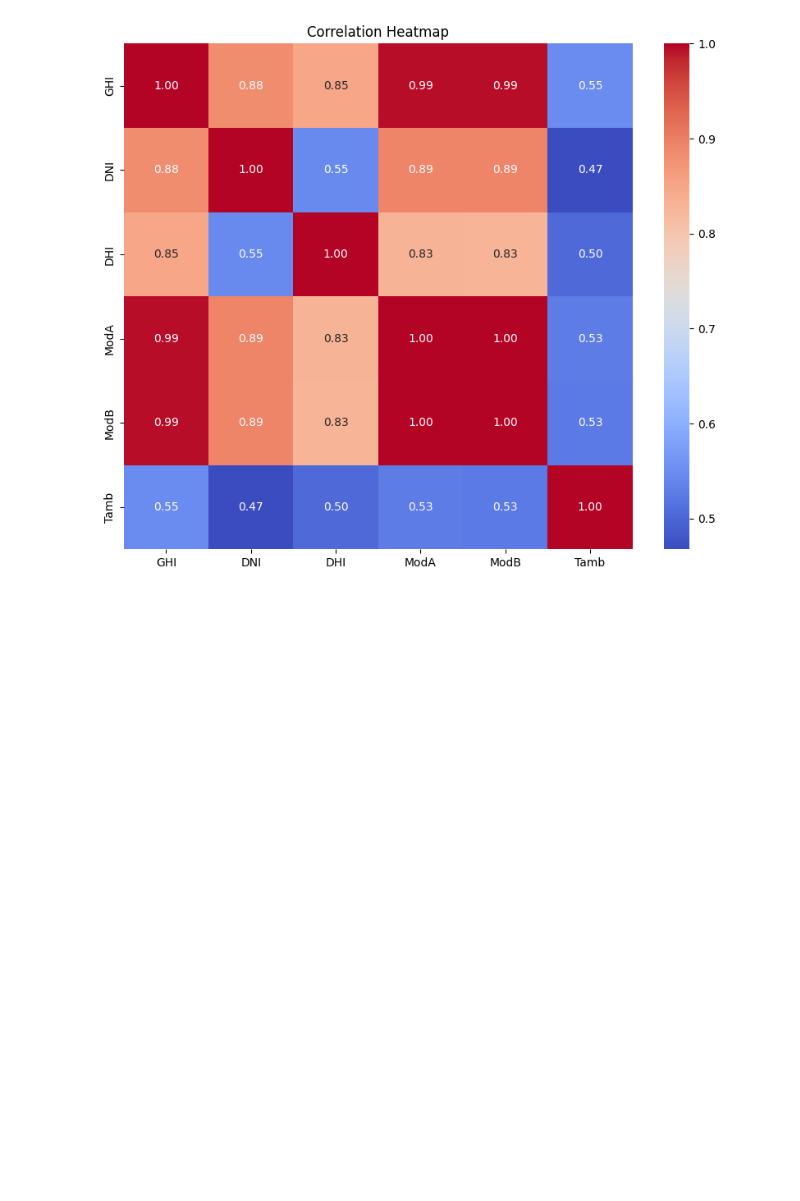
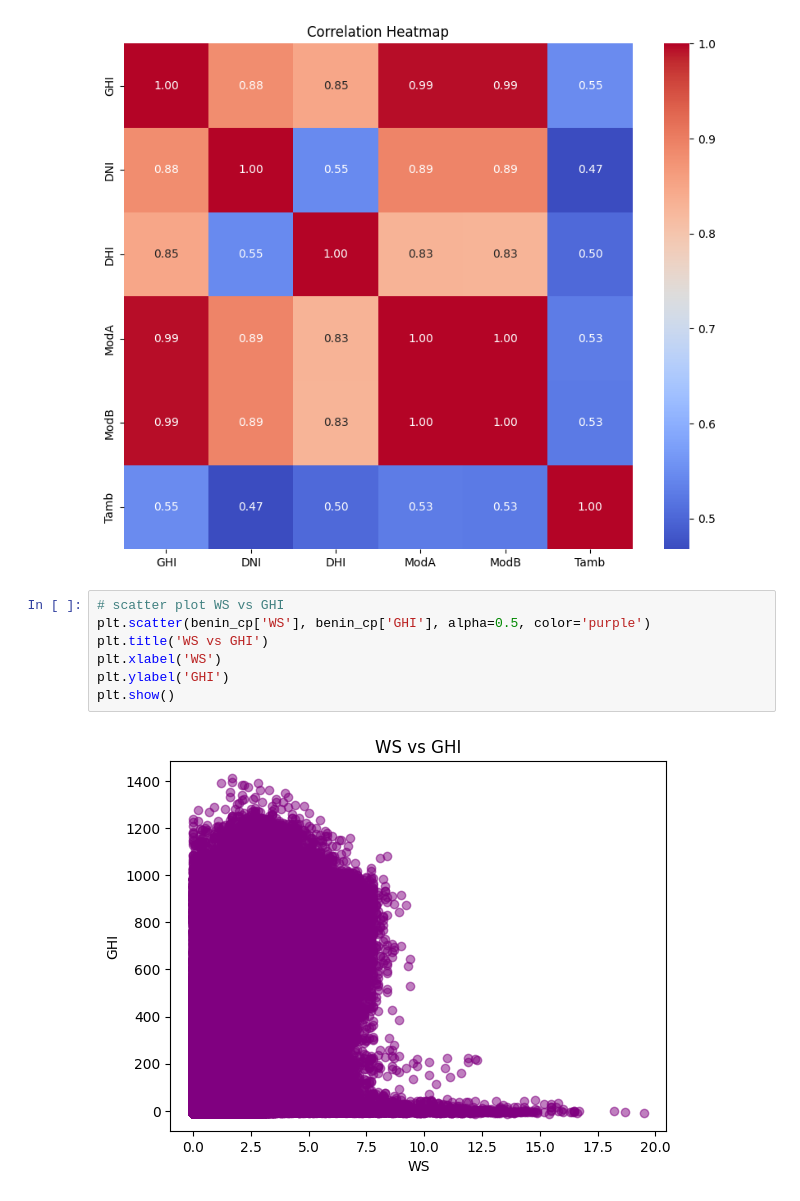
Before and after one commit to Kidist-c/solar-challenge-week1, a Jupyter notebook: notebooks/benin-eda.ipynb, the cells around one changed output. Cells and saved outputs as stored; diff of their text form; blank space fills up the shorter version.

Commit message:
Scatter plots for WS,WD,WSgust VS GHI

```diff
--- a/notebooks/benin-eda.ipynb
+++ b/notebooks/benin-eda.ipynb
@@ -415,3 +415,12 @@ plt.title("Correlation Heatmap")
 plt.show()
 # %% [output]
 [figure]
+# %%
+# scatter plot WS vs GHI
+plt.scatter(benin_cp['WS'], benin_cp['GHI'], alpha=0.5, color='purple')
+plt.title('WS vs GHI')
+plt.xlabel('WS')
+plt.ylabel('GHI')
+plt.show()
+# %% [output]
+[figure, added]
```
Also changed, not shown: parts of 2 cells of this notebook.
